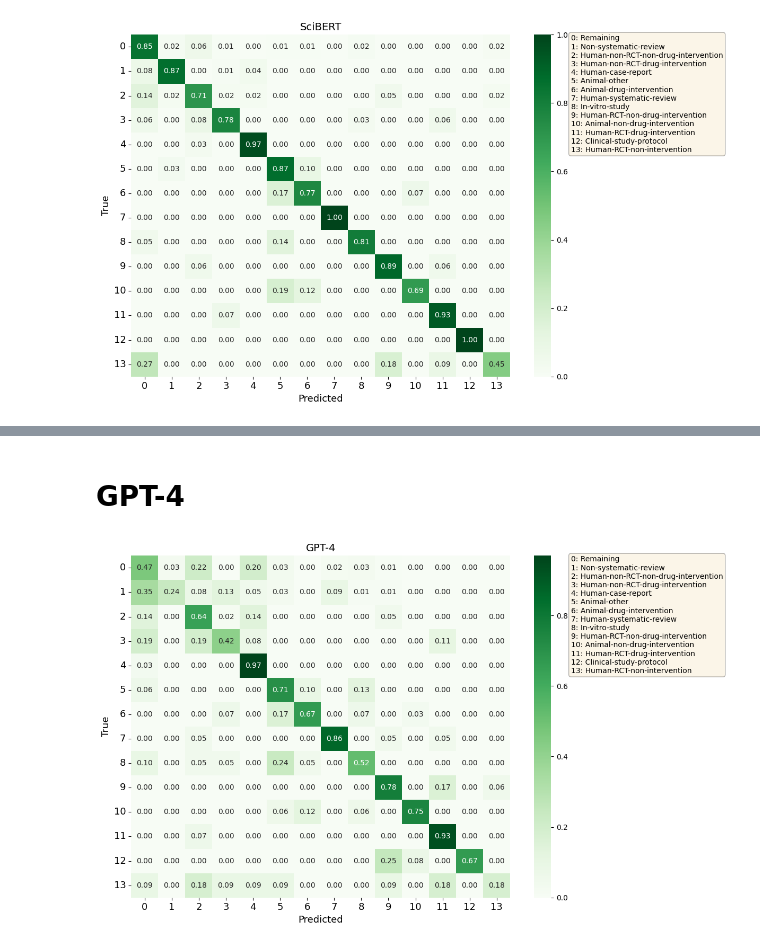
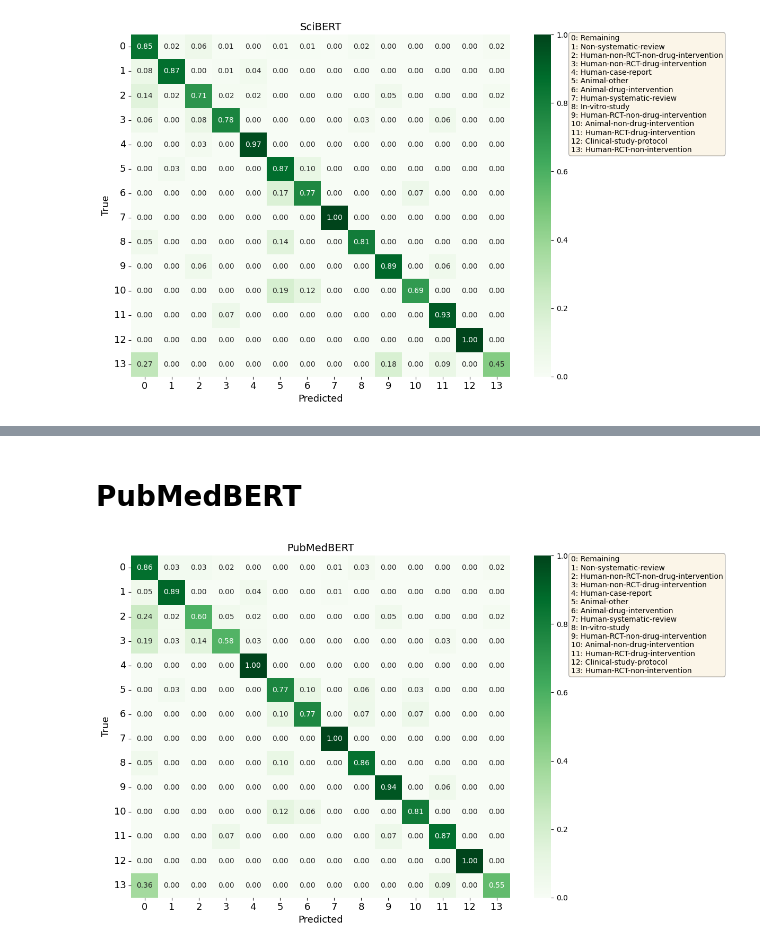
Before and after one commit to Ineichen-Group/StudyTypeTeller, a Jupyter notebook: scripts/evaluation/performance_w_CI.ipynb, the cells around one changed output, grey strips where cells are left out. Drawn from its saved outputs; the diff is of its cells as text; code cells hidden in the pictures.

```diff
--- a/scripts/evaluation/performance_w_CI.ipynb
+++ b/scripts/evaluation/performance_w_CI.ipynb
@@ -406,26 +409,13 @@ all_reports_df
-# %% [markdown]
-# GPT-4
+# %% [markdown]
+# PubMedBERT
 # %%
-model = 'GPT-4' # TODO select model name
-
-
-if model == 'SciBERT':
-    df = pd.read_csv('./../../models/transformers/evaluations/multi/predictions/Scibert.csv')
-    target_col = 'true_label'
-    prediction_col = 'prediction'
-elif model == 'GPT-3.5':
-    df = pd.read_csv('./top_performing_herarchical_GPT_structured.csv')
-    target_col = 'multi_label'
-    prediction_col = 'gpt_3_predictions_P2_HIERARCHY_numerical'
-elif model == 'GPT-4':
-    df = pd.read_csv('./top_performing_herarchical_GPT_structured.csv')
-    target_col = 'multi_label'
-    prediction_col = 'gpt_4_predictions_P2_HIERARCHY_numerical'
-
-
+model = 'PubMedBERT' # TODO select model name
+df = pd.read_csv('./../../models/transformers/evaluations/multi/predictions/PubMedBERT.csv')
+target_col = 'true_label'
+prediction_col = 'prediction'
 all_reports_df, summary_df = evaluate_predictions_with_ci(model, df, target_col, prediction_col, label_to_numerical, numerical_to_label, digits=3)
 # %% [output]
-[figure, old version]
+[figure, new version]
 # %%
 summary_df
 # %% [output]
```
Also changed, not shown: parts of 36 cells of this notebook, 10 other files.
